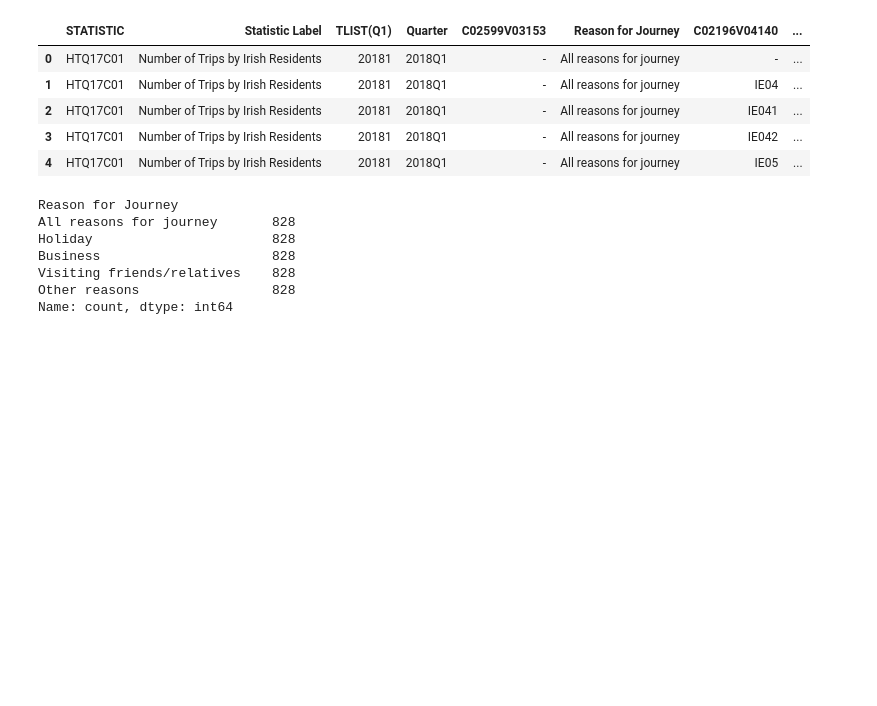
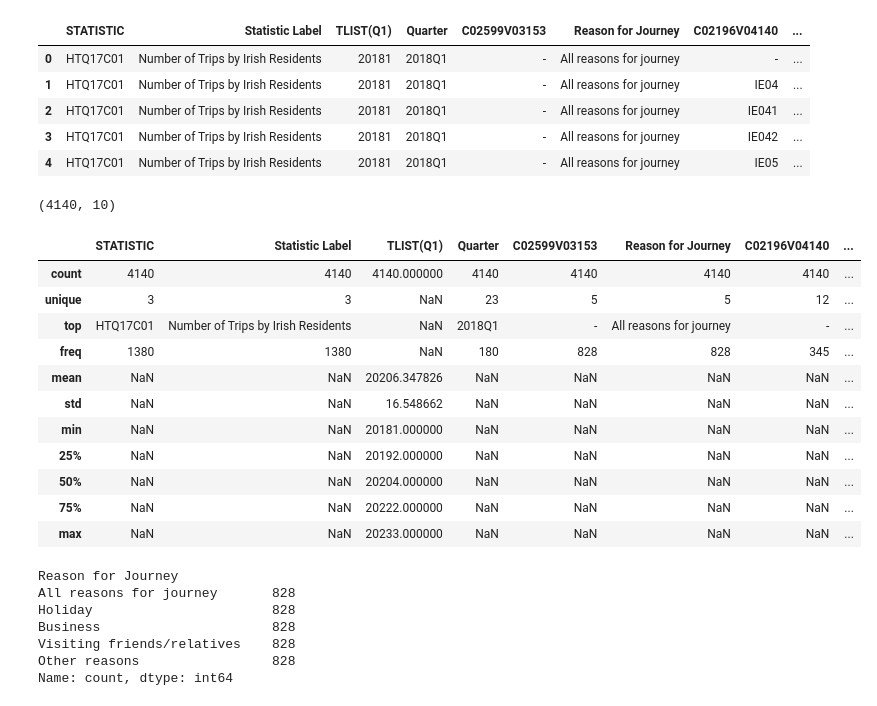
Before and after one commit to sba21725/MSC_DA_CA1, a Jupyter notebook: 01 Data Preparation.ipynb, the cells around one changed output. Drawn from its saved outputs; the diff is of its cells as text; code cells hidden in the pictures; blank space fills up the shorter version.

Commit message:
added statistics for Domestic Travel Reason and Destination Dataset

```diff
--- a/01 Data Preparation.ipynb
+++ b/01 Data Preparation.ipynb
@@ -71,6 +74,25 @@ ds2.head()
 | 2 | HTQ17C01 | Number of Trips by Irish Residents | 20181 | 2018Q1 | - | All reasons for journey | IE041 | ... |
 | 3 | HTQ17C01 | Number of Trips by Irish Residents | 20181 | 2018Q1 | - | All reasons for journey | IE042 | ... |
 | 4 | HTQ17C01 | Number of Trips by Irish Residents | 20181 | 2018Q1 | - | All reasons for journey | IE05 | ... |
+# %%
+ds2.shape
+# %% [output]
+(4140, 10)
+# %%
+ds2.describe(include='all')
+# %% [output]
+|  | STATISTIC | Statistic Label | TLIST(Q1) | Quarter | C02599V03153 | Reason for Journey | C02196V04140 | ... |
+| count | 4140 | 4140 | 4140.000000 | 4140 | 4140 | 4140 | 4140 | ... |
+| unique | 3 | 3 | NaN | 23 | 5 | 5 | 12 | ... |
+| top | HTQ17C01 | Number of Trips by Irish Residents | NaN | 2018Q1 | - | All reasons for journey | - | ... |
+| freq | 1380 | 1380 | NaN | 180 | 828 | 828 | 345 | ... |
+| mean | NaN | NaN | 20206.347826 | NaN | NaN | NaN | NaN | ... |
+| std | NaN | NaN | 16.548662 | NaN | NaN | NaN | NaN | ... |
+| min | NaN | NaN | 20181.000000 | NaN | NaN | NaN | NaN | ... |
+| 25% | NaN | NaN | 20192.000000 | NaN | NaN | NaN | NaN | ... |
+| 50% | NaN | NaN | 20204.000000 | NaN | NaN | NaN | NaN | ... |
+| 75% | NaN | NaN | 20222.000000 | NaN | NaN | NaN | NaN | ... |
+| max | NaN | NaN | 20233.000000 | NaN | NaN | NaN | NaN | ... |
 # %%
 ds2["Reason for Journey"].value_counts()
 # %% [output]
```
Also changed, not shown: parts of 6 cells of this notebook, 10 other files.
